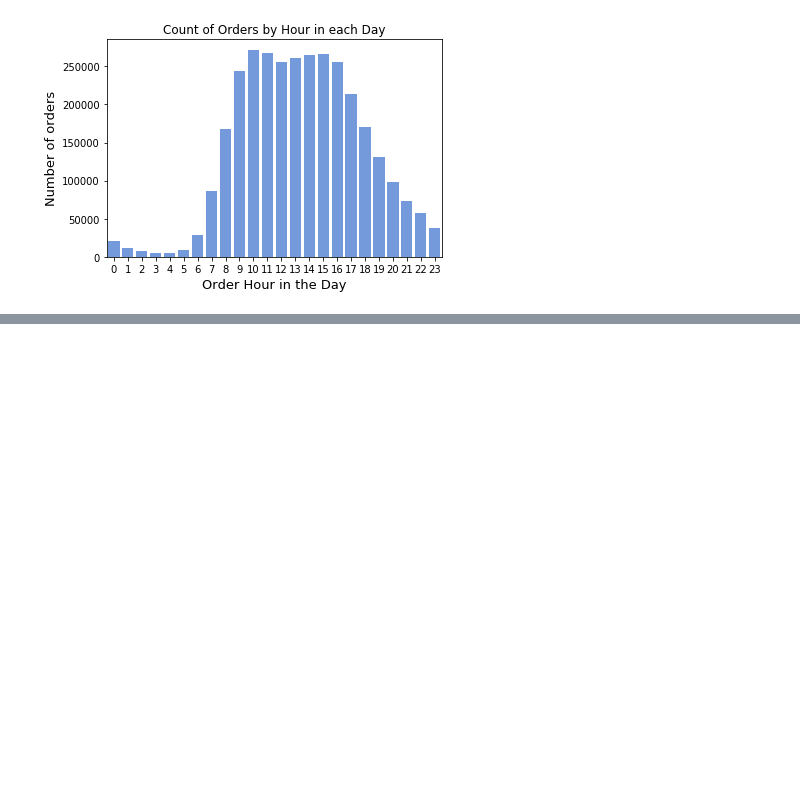
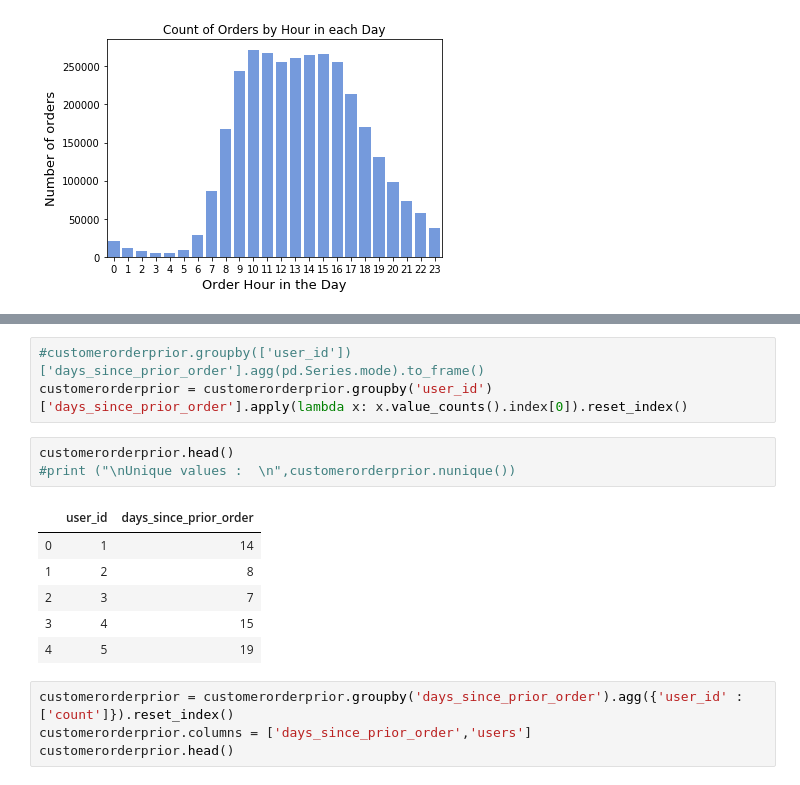
Before and after one commit to yashwanthky/Instacart_Market_Basket_Analysis, a Jupyter notebook: Data_Loading_Exploration.ipynb, the cells around one changed output, grey strips where cells are left out. Cells and saved outputs as stored; diff of their text form; blank space fills up the shorter version.

```diff
--- a/Data_Loading_Exploration.ipynb
+++ b/Data_Loading_Exploration.ipynb
@@ -257,0 +271,17 @@ Most of the ordering activity occurs between 9Am to 4PM before the number of ord
+# %%
+#customerorderprior.groupby(['user_id'])['days_since_prior_order'].agg(pd.Series.mode).to_frame()
+customerorderprior = customerorderprior.groupby('user_id')['days_since_prior_order'].apply(lambda x: x.value_counts().index[0]).reset_index()
+# %%
+customerorderprior.head()
+#print ("\nUnique values :  \n",customerorderprior.nunique())
+# %% [output]
+|  | user_id | days_since_prior_order |
+| 0 | 1 | 14 |
+| 1 | 2 | 8 |
+| 2 | 3 | 7 |
+| 3 | 4 | 15 |
+| 4 | 5 | 19 |
+# %%
+customerorderprior = customerorderprior.groupby('days_since_prior_order').agg({'user_id' : ['count']}).reset_index()
+customerorderprior.columns = ['days_since_prior_order','users']
+customerorderprior.head()
```
Also changed, not shown: parts of 7 cells of this notebook.
